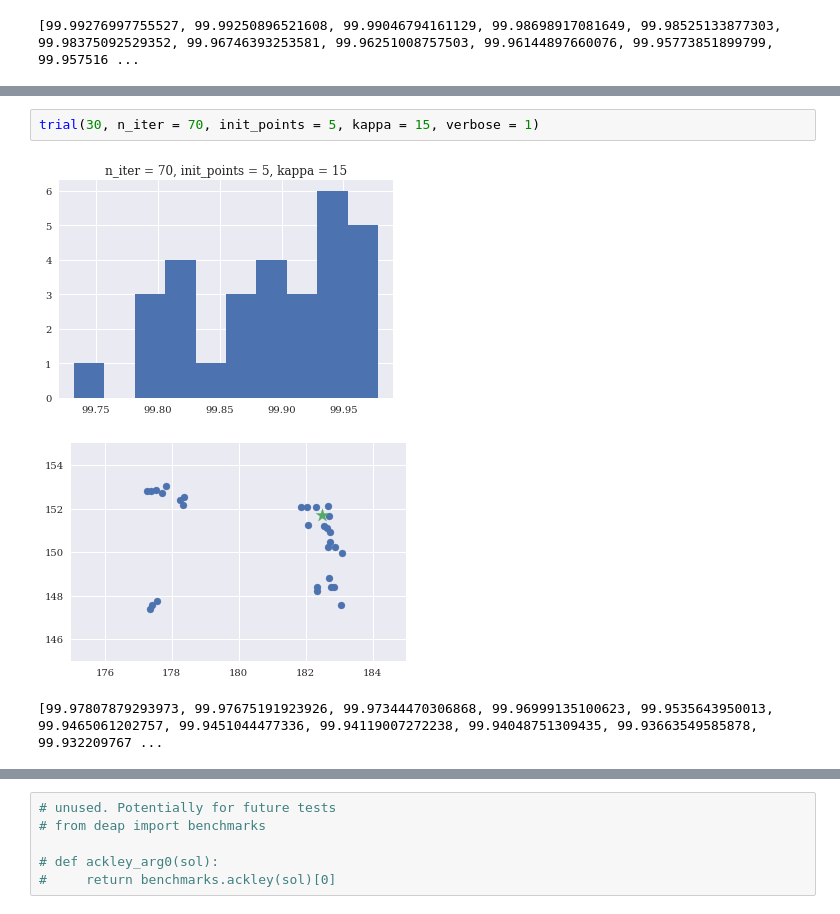
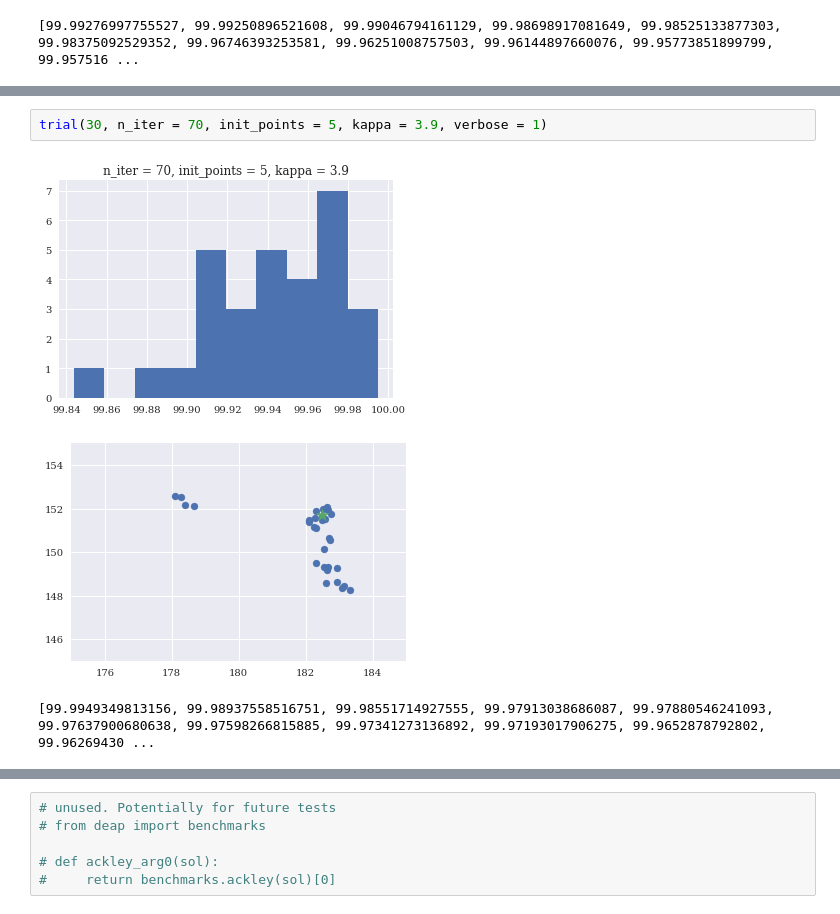
Before and after one commit to yubinhu/ParameterOptimization, a Jupyter notebook: venus-simulation.ipynb, the cells around one changed output, grey strips where cells are left out. Drawn from its saved outputs; the diff is of its cells as text.

```diff
--- a/venus-simulation.ipynb
+++ b/venus-simulation.ipynb
@@ -243,6 +243,6 @@ trial(30, n_iter = 70, init_points = 10, kappa = 15, verbose = 1)
 # %%
-trial(30, n_iter = 70, init_points = 5, kappa = 15, verbose = 1)
+trial(30, n_iter = 70, init_points = 5, kappa = 3.9, verbose = 1)
 # %% [output]
-[figure, old version]
+[figure, new version]
-[figure, old version]
+[figure, new version]
-[99.97807879293973, 99.97675191923926, 99.97344470306868, 99.96999135100623, 99.9535643950013, 99.9465061202757, 99.9451044477336, 99.94119007272238, 99.94048751309435, 99.93663549585878, 99.932209767 ...
+[99.9949349813156, 99.98937558516751, 99.98551714927555, 99.97913038686087, 99.97880546241093, 99.97637900680638, 99.97598266815885, 99.97341273136892, 99.97193017906275, 99.9652878792802, 99.96269430 ...
```
Also changed, not shown: parts of 9 cells of this notebook.
